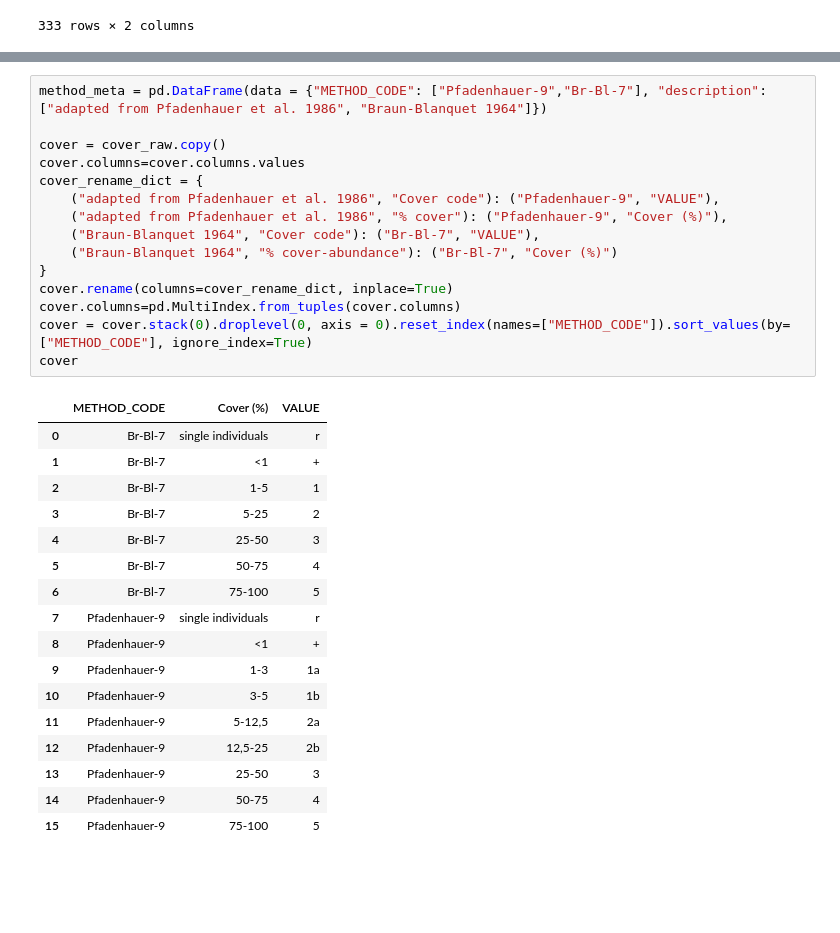
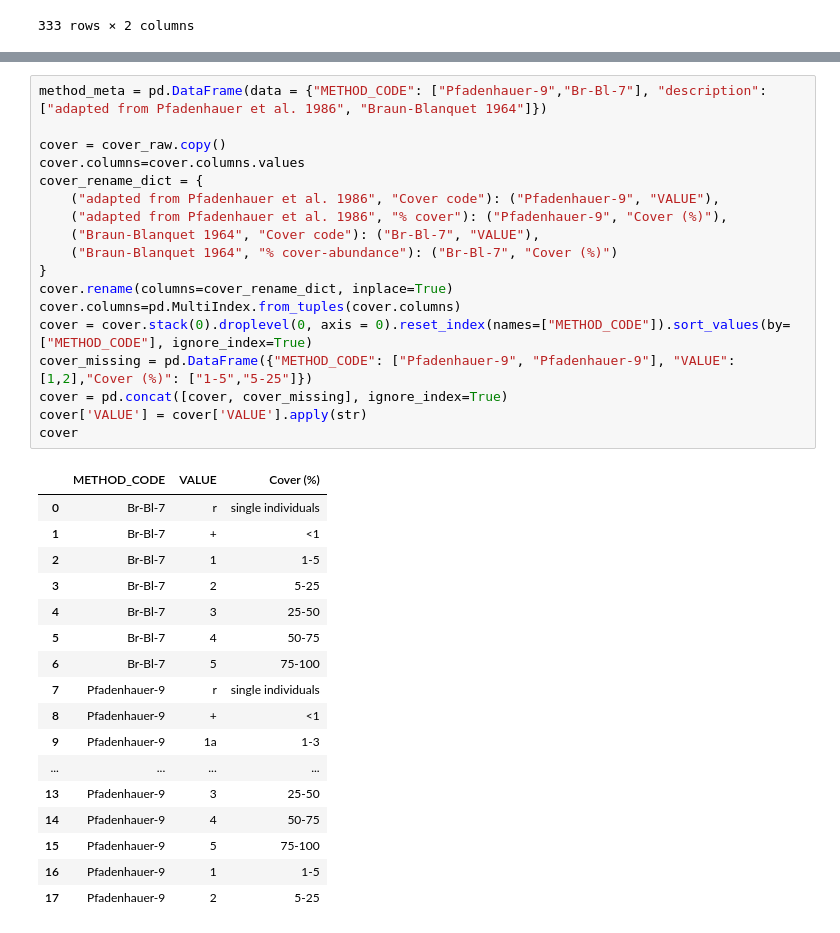
Before and after one commit to b-cubed-eu/hackathon-project-7, a Jupyter notebook: scripts/vegetatation_wrangle.ipynb, the cells around one changed output, grey strips where cells are left out. Drawn from its saved outputs; the diff is of its cells as text; blank space fills up the shorter version.

```diff
--- a/scripts/vegetatation_wrangle.ipynb
+++ b/scripts/vegetatation_wrangle.ipynb
@@ -127,34 +174,37 @@ species_export
 # %%
 method_meta = pd.DataFrame(data = {"METHOD_CODE": ["Pfadenhauer-9","Br-Bl-7"], "description": ["adapted from Pfadenhauer et al. 1986", "Braun-Blanquet 1964"]})
 
 cover = cover_raw.copy()
 cover.columns=cover.columns.values
 cover_rename_dict = {
     ("adapted from Pfadenhauer et al. 1986", "Cover code"): ("Pfadenhauer-9", "VALUE"),
     ("adapted from Pfadenhauer et al. 1986", "% cover"): ("Pfadenhauer-9", "Cover (%)"),
     ("Braun-Blanquet 1964", "Cover code"): ("Br-Bl-7", "VALUE"),
     ("Braun-Blanquet 1964", "% cover-abundance"): ("Br-Bl-7", "Cover (%)")
 }
 cover.rename(columns=cover_rename_dict, inplace=True)
 cover.columns=pd.MultiIndex.from_tuples(cover.columns)
 cover = cover.stack(0).droplevel(0, axis = 0).reset_index(names=["METHOD_CODE"]).sort_values(by=["METHOD_CODE"], ignore_index=True)
+cover_missing = pd.DataFrame({"METHOD_CODE": ["Pfadenhauer-9", "Pfadenhauer-9"], "VALUE": [1,2],"Cover (%)": ["1-5","5-25"]})
+cover = pd.concat([cover, cover_missing], ignore_index=True)
+cover['VALUE'] = cover['VALUE'].apply(str)
 cover
 # %% [output]
-|  | METHOD_CODE | Cover (%) | VALUE |
-| 0 | Br-Bl-7 | single individuals | r |
-| 1 | Br-Bl-7 | <1 | + |
-| 2 | Br-Bl-7 | 1-5 | 1 |
-| 3 | Br-Bl-7 | 5-25 | 2 |
-| 4 | Br-Bl-7 | 25-50 | 3 |
-| 5 | Br-Bl-7 | 50-75 | 4 |
-| 6 | Br-Bl-7 | 75-100 | 5 |
-| 7 | Pfadenhauer-9 | single individuals | r |
-| 8 | Pfadenhauer-9 | <1 | + |
-| 9 | Pfadenhauer-9 | 1-3 | 1a |
-| 10 | Pfadenhauer-9 | 3-5 | 1b |
-| 11 | Pfadenhauer-9 | 5-12,5 | 2a |
-| 12 | Pfadenhauer-9 | 12,5-25 | 2b |
-| 13 | Pfadenhauer-9 | 25-50 | 3 |
-| 14 | Pfadenhauer-9 | 50-75 | 4 |
-| 15 | Pfadenhauer-9 | 75-100 | 5 |
+|  | METHOD_CODE | VALUE | Cover (%) |
+| 0 | Br-Bl-7 | r | single individuals |
+| 1 | Br-Bl-7 | + | <1 |
+| 2 | Br-Bl-7 | 1 | 1-5 |
+| 3 | Br-Bl-7 | 2 | 5-25 |
+| 4 | Br-Bl-7 | 3 | 25-50 |
+| 5 | Br-Bl-7 | 4 | 50-75 |
+| 6 | Br-Bl-7 | 5 | 75-100 |
+| 7 | Pfadenhauer-9 | r | single individuals |
+| 8 | Pfadenhauer-9 | + | <1 |
+| 9 | Pfadenhauer-9 | 1a | 1-3 |
+| ... | ... | ... | ... |
+| 13 | Pfadenhauer-9 | 3 | 25-50 |
+| 14 | Pfadenhauer-9 | 4 | 50-75 |
+| 15 | Pfadenhauer-9 | 5 | 75-100 |
+| 16 | Pfadenhauer-9 | 1 | 1-5 |
+| 17 | Pfadenhauer-9 | 2 | 5-25 |
 # %%
```
Also changed, not shown: parts of 19 cells of this notebook, 1 other file.
